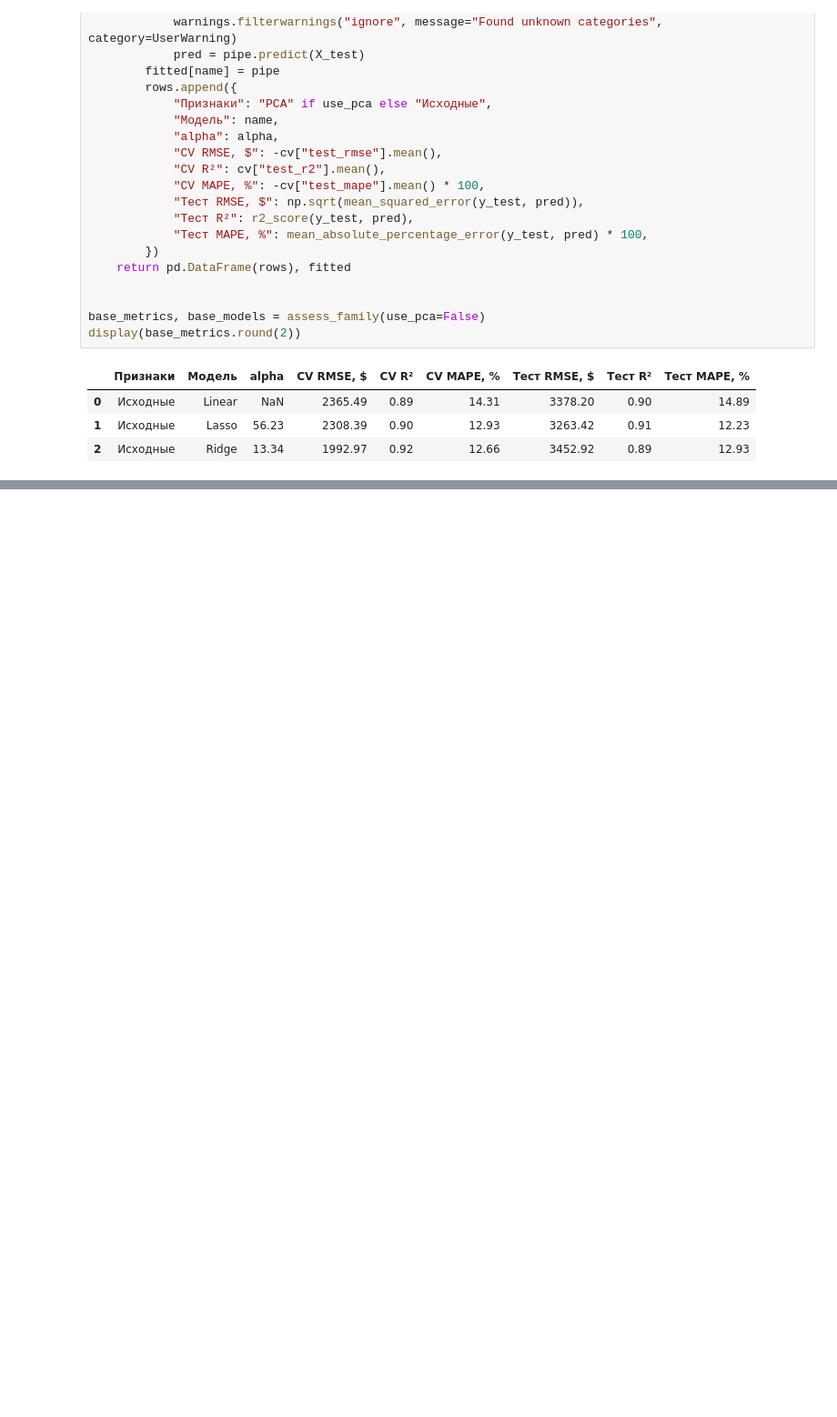
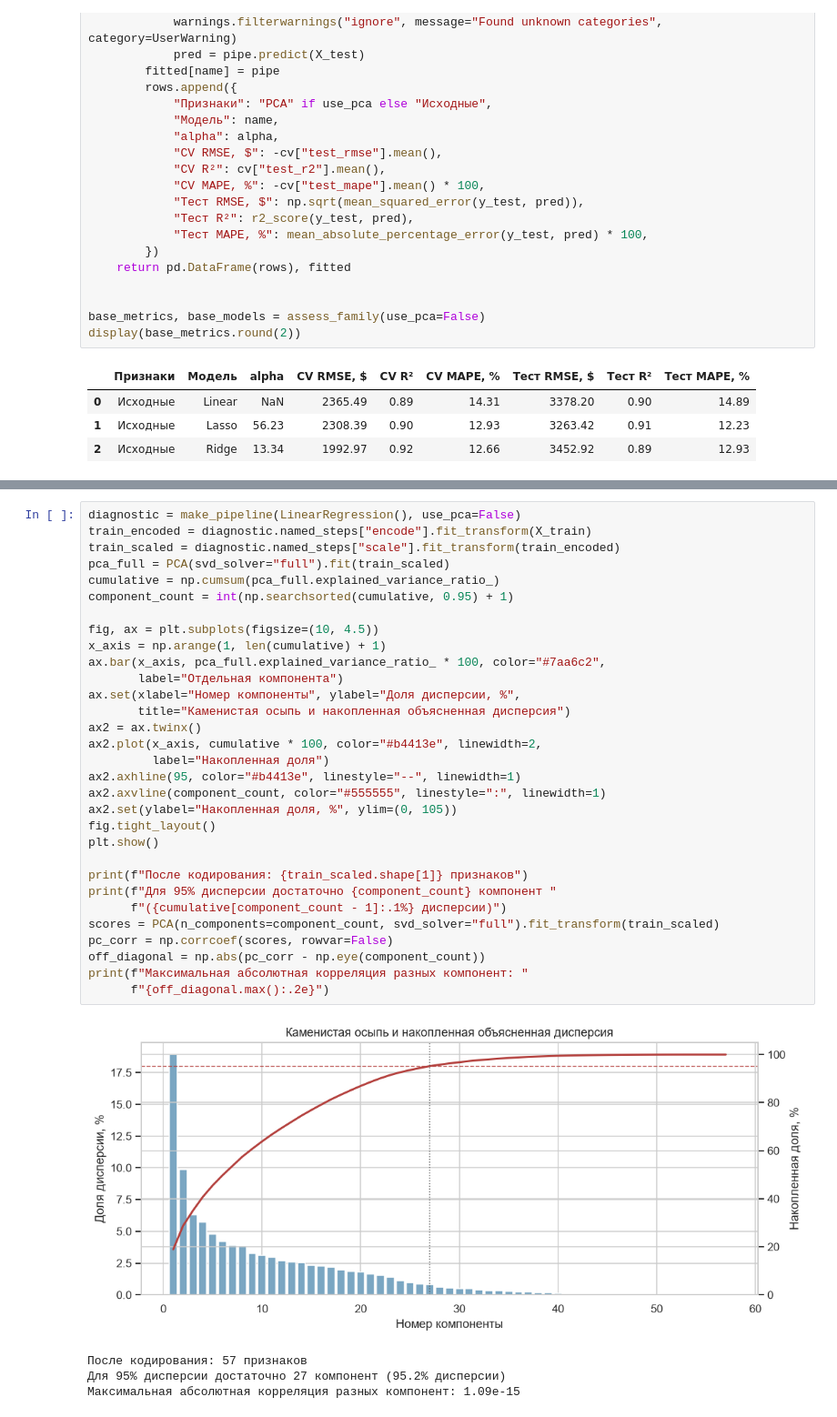
Before and after one commit to Dmewtriy/ML, a Jupyter notebook: lab1.ipynb, the cells around one changed output, grey strips where cells are left out. Shown at 91% size. Drawn from its saved outputs; the diff is of its cells as text; blank space fills up the shorter version.

```diff
--- a/lab1.ipynb
+++ b/lab1.ipynb
@@ -259,0 +264,36 @@ display(base_metrics.round(2))
+# %%
+diagnostic = make_pipeline(LinearRegression(), use_pca=False)
+train_encoded = diagnostic.named_steps["encode"].fit_transform(X_train)
+train_scaled = diagnostic.named_steps["scale"].fit_transform(train_encoded)
+pca_full = PCA(svd_solver="full").fit(train_scaled)
+cumulative = np.cumsum(pca_full.explained_variance_ratio_)
+component_count = int(np.searchsorted(cumulative, 0.95) + 1)
+
+fig, ax = plt.subplots(figsize=(10, 4.5))
+x_axis = np.arange(1, len(cumulative) + 1)
+ax.bar(x_axis, pca_full.explained_variance_ratio_ * 100, color="#7aa6c2",
+       label="Отдельная компонента")
+ax.set(xlabel="Номер компоненты", ylabel="Доля дисперсии, %",
+       title="Каменистая осыпь и накопленная объясненная дисперсия")
+ax2 = ax.twinx()
+ax2.plot(x_axis, cumulative * 100, color="#b4413e", linewidth=2,
+         label="Накопленная доля")
+ax2.axhline(95, color="#b4413e", linestyle="--", linewidth=1)
+ax2.axvline(component_count, color="#555555", linestyle=":", linewidth=1)
+ax2.set(ylabel="Накопленная доля, %", ylim=(0, 105))
+fig.tight_layout()
+plt.show()
+
+print(f"После кодирования: {train_scaled.shape[1]} признаков")
+print(f"Для 95% дисперсии достаточно {component_count} компонент "
+      f"({cumulative[component_count - 1]:.1%} дисперсии)")
+scores = PCA(n_components=component_count, svd_solver="full").fit_transform(train_scaled)
+pc_corr = np.corrcoef(scores, rowvar=False)
+off_diagonal = np.abs(pc_corr - np.eye(component_count))
+print(f"Максимальная абсолютная корреляция разных компонент: "
+      f"{off_diagonal.max():.2e}")
+# %% [output]
+[figure, added]
+После кодирования: 57 признаков
+Для 95% дисперсии достаточно 27 компонент (95.2% дисперсии)
+Максимальная абсолютная корреляция разных компонент: 1.09e-15
```
Also changed, not shown: parts of 6 cells of this notebook.
